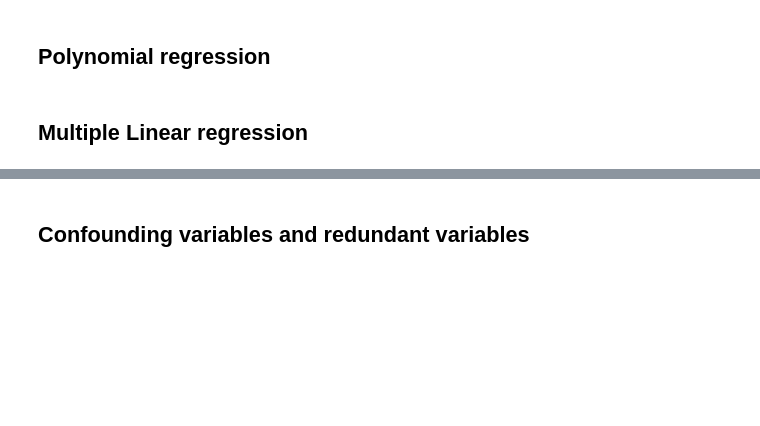
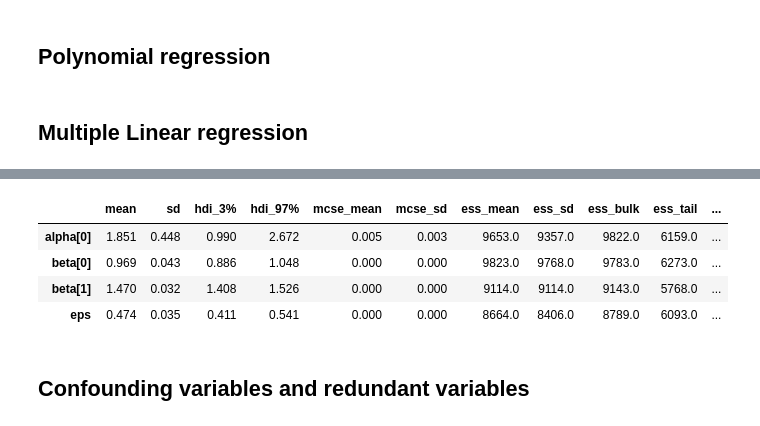
Before and after one commit to Taichi83/BAP, a Jupyter notebook: code/Chp3/03_Modeling with Linear Regressions_numpyro.ipynb, the cells around one changed output, grey strips where cells are left out. Cells and saved outputs as stored; diff of their text form; code cells hidden in the pictures; blank space fills up the shorter version.

```diff
--- a/code/Chp3/03_Modeling with Linear Regressions_numpyro.ipynb
+++ b/code/Chp3/03_Modeling with Linear Regressions_numpyro.ipynb
@@ -810,0 +1170,20 @@ with pm.Model() as model_mlr:
+# %%
+def model_mlr(X, y=None):
+    X_mean = X.mean(axis=0, keepdims=True)
+    X_centered = X - X_mean
+
+    alpha_tmp = numpyro.sample('alpha_tmp', dist.Normal(loc=0, scale=10))
+    beta = numpyro.sample('beta', dist.Normal(loc=0, scale=1).expand([2]))
+    eps = numpyro.sample('eps', dist.HalfCauchy(5.))
+
+    mu = alpha_tmp + jnp.dot(X_centered, beta)
+
+    # add deterministric
+    alpha = numpyro.deterministic('alpha', alpha_tmp - jnp.dot(X_mean, beta))
+
+    numpyro.sample("obs", dist.Normal(loc=mu, scale=eps), obs=y)
+# %%
+rng_key = random.PRNGKey(0)
+# %%
+X=jnp.array(X)
+y=jnp.array(y)
@@ -810,0 +1192,7 @@ with pm.Model() as model_mlr:
+# %%
+%%time
+
+nuts_kernel = NUTS(model_mlr)
+mcmc = MCMC(nuts_kernel, num_samples=2000, num_warmup=1000, num_chains=4, progress_bar=True)
+mcmc.run(rng_key, X, y)
+posterior_samples = mcmc.get_samples()
@@ -811,3 +1202,9 @@ with pm.Model() as model_mlr:
 # %%
 varnames = ['alpha', 'beta', 'eps']
-#az.plot_trace(trace_mlr, var_names=varnames);
+az.summary(mcmc, var_names=varnames)
+# %% [output]
+|  | mean | sd | hdi_3% | hdi_97% | mcse_mean | mcse_sd | ess_mean | ess_sd | ess_bulk | ess_tail | ... |
+| alpha[0] | 1.851 | 0.448 | 0.990 | 2.672 | 0.005 | 0.003 | 9653.0 | 9357.0 | 9822.0 | 6159.0 | ... |
+| beta[0] | 0.969 | 0.043 | 0.886 | 1.048 | 0.000 | 0.000 | 9823.0 | 9768.0 | 9783.0 | 6273.0 | ... |
+| beta[1] | 1.470 | 0.032 | 1.408 | 1.526 | 0.000 | 0.000 | 9114.0 | 9114.0 | 9143.0 | 5768.0 | ... |
+| eps | 0.474 | 0.035 | 0.411 | 0.541 | 0.000 | 0.000 | 8664.0 | 8406.0 | 8789.0 | 6093.0 | ... |
```
Also changed, not shown: parts of 46 cells of this notebook, 2 other files.
